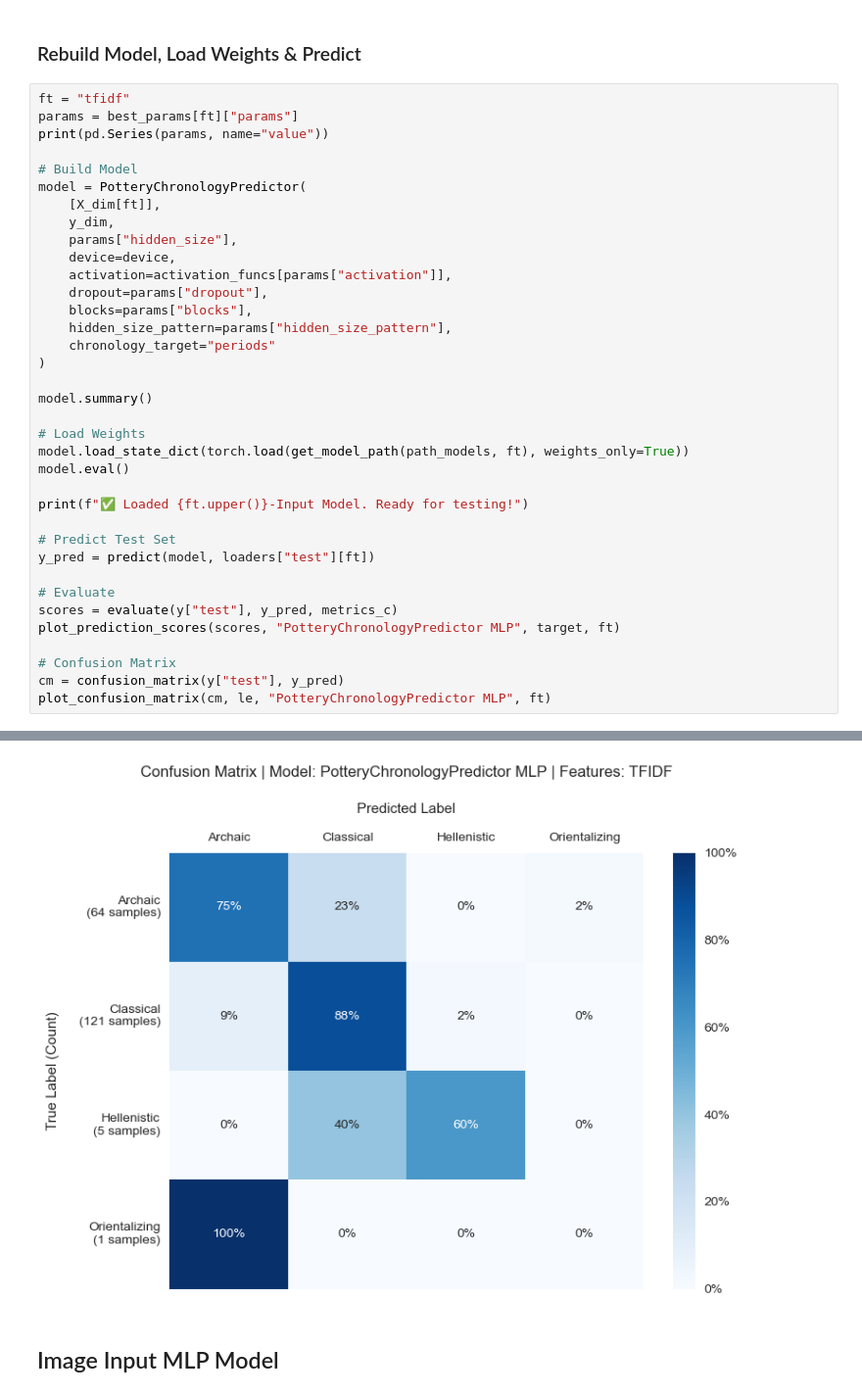
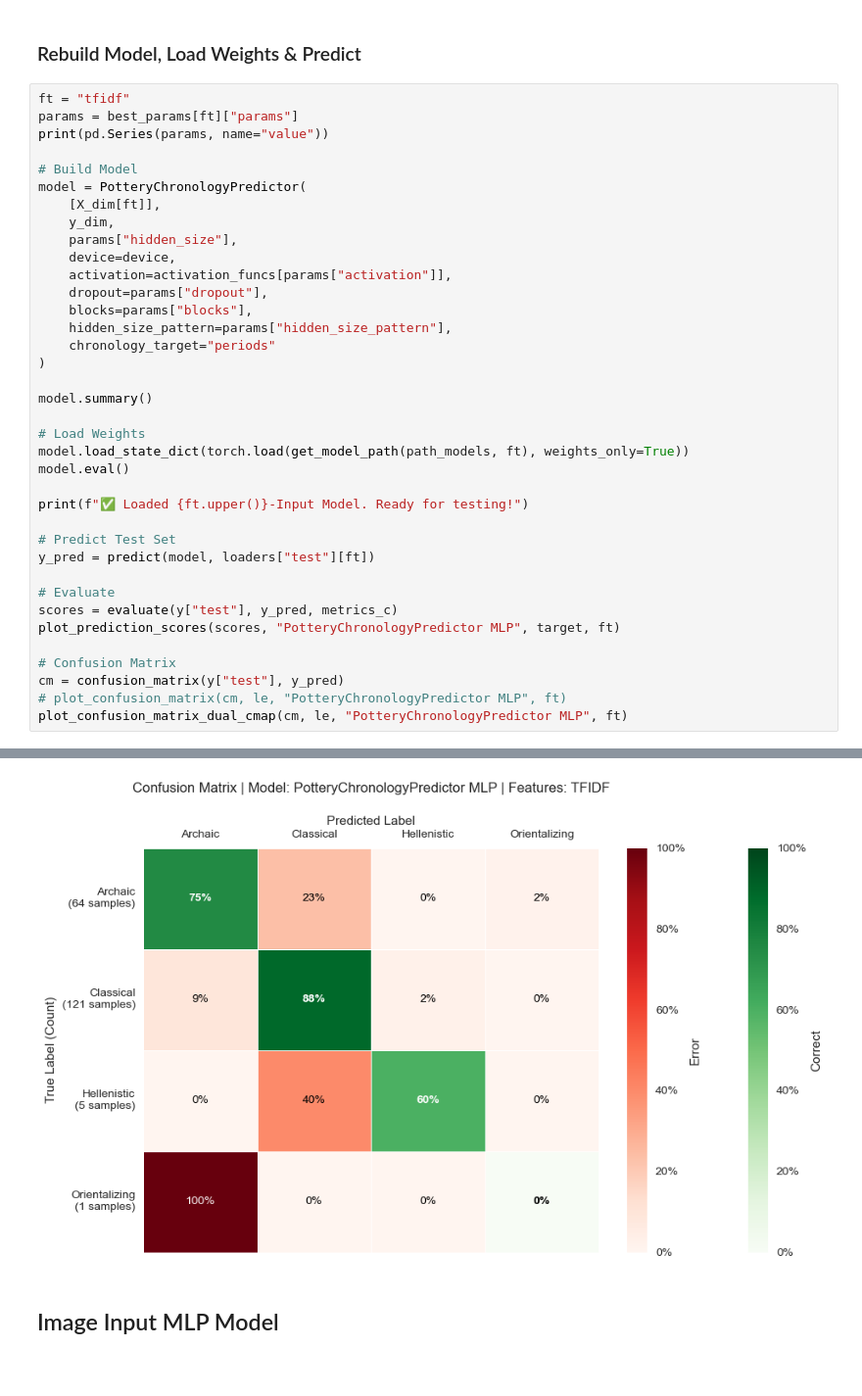
Before and after one commit to dimitris-kr/AgoraPottery, a Jupyter notebook: 02_chronology_prediction/NN/classification/04_model_prediction.ipynb, the cells around one changed output, grey strips where cells are left out. Shown: that part at 98% size. Saved outputs shown, nothing was run; the diff lists cells and outputs as text; blank space fills up the shorter version.

Commit message:
confusion matrix with dual cmap

```diff
--- a/02_chronology_prediction/NN/classification/04_model_prediction.ipynb
+++ b/02_chronology_prediction/NN/classification/04_model_prediction.ipynb
@@ -119,35 +119,36 @@ model.eval()
 print(f"✅ Loaded {ft.upper()}-Input Model. Ready for testing!")
 
 # Predict Test Set
 y_pred = predict(model, loaders["test"][ft])
 
 # Evaluate
 scores = evaluate(y["test"], y_pred, metrics_c)
 plot_prediction_scores(scores, "PotteryChronologyPredictor MLP", target, ft)
 
 # Confusion Matrix
 cm = confusion_matrix(y["test"], y_pred)
-plot_confusion_matrix(cm, le, "PotteryChronologyPredictor MLP", ft)
+# plot_confusion_matrix(cm, le, "PotteryChronologyPredictor MLP", ft)
+plot_confusion_matrix_dual_cmap(cm, le, "PotteryChronologyPredictor MLP", ft)
 # %% [output]
 activation                 relu
 blocks                        3
 dropout                     0.2
 hidden_size                 512
 hidden_size_pattern    constant
 lr                         0.01
 Name: value, dtype: object
 ============================================================================================================================================
 Layer (type:depth-idx)                   Input Shape               Output Shape              Param #                   Mult-Adds
 ============================================================================================================================================
 PotteryChronologyPredictor               [1, 300]                  [1, 4]                    --                        --
 ├─ModuleList: 1-1                        --                        --                        --                        --
 ... (23 lines left out)
 Params size (MB): 3.78
 Estimated Total Size (MB): 3.79
 ============================================================================================================================================
 ✅ Loaded TFIDF-Input Model. Ready for testing!
 [figure]
-[figure, old version]
+[figure, new version]
 # %% [markdown]
 ## Image Input MLP Model
 # %% [markdown]
```
Also changed, not shown: parts of 3 cells of this notebook, 1 other file.
